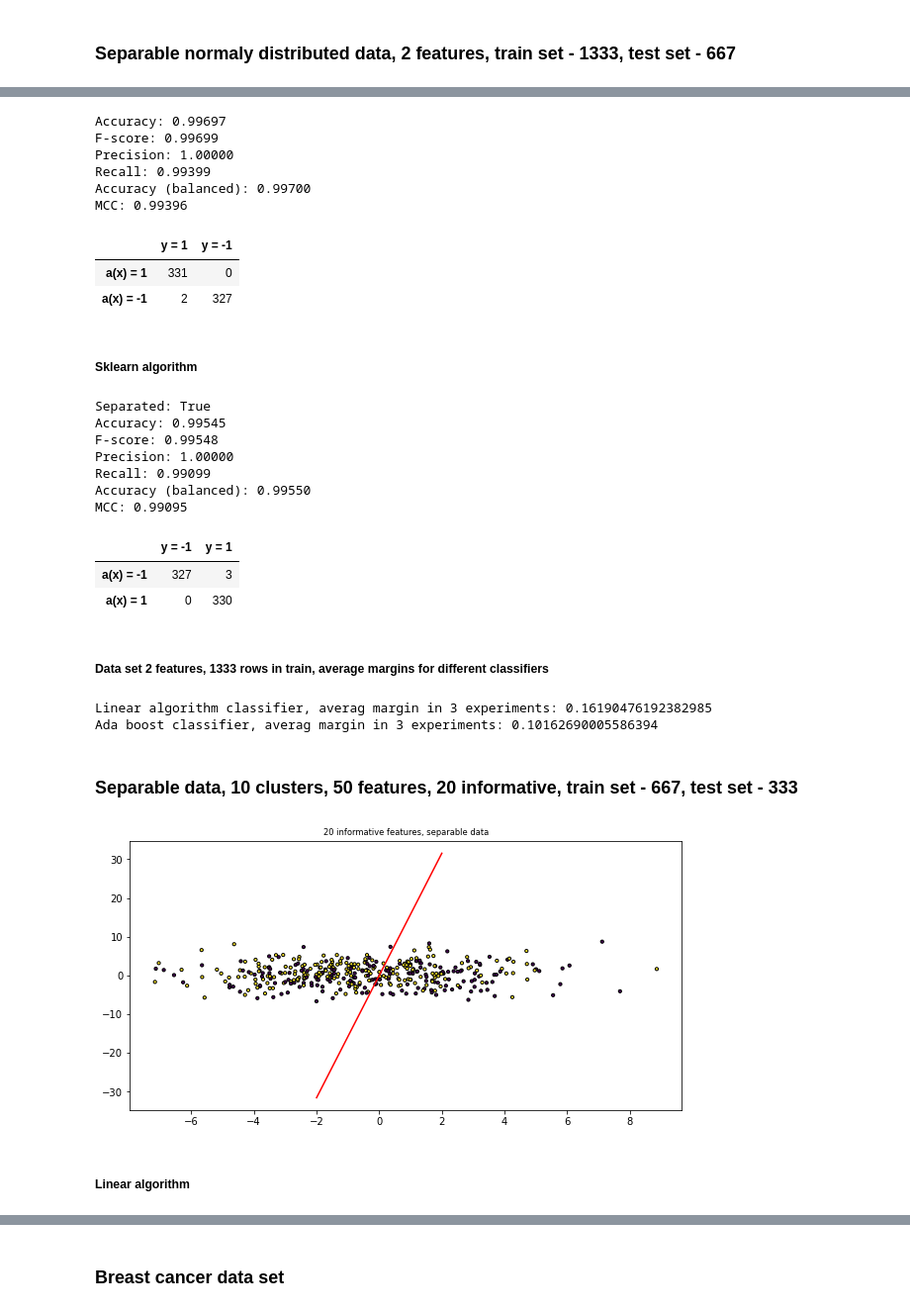
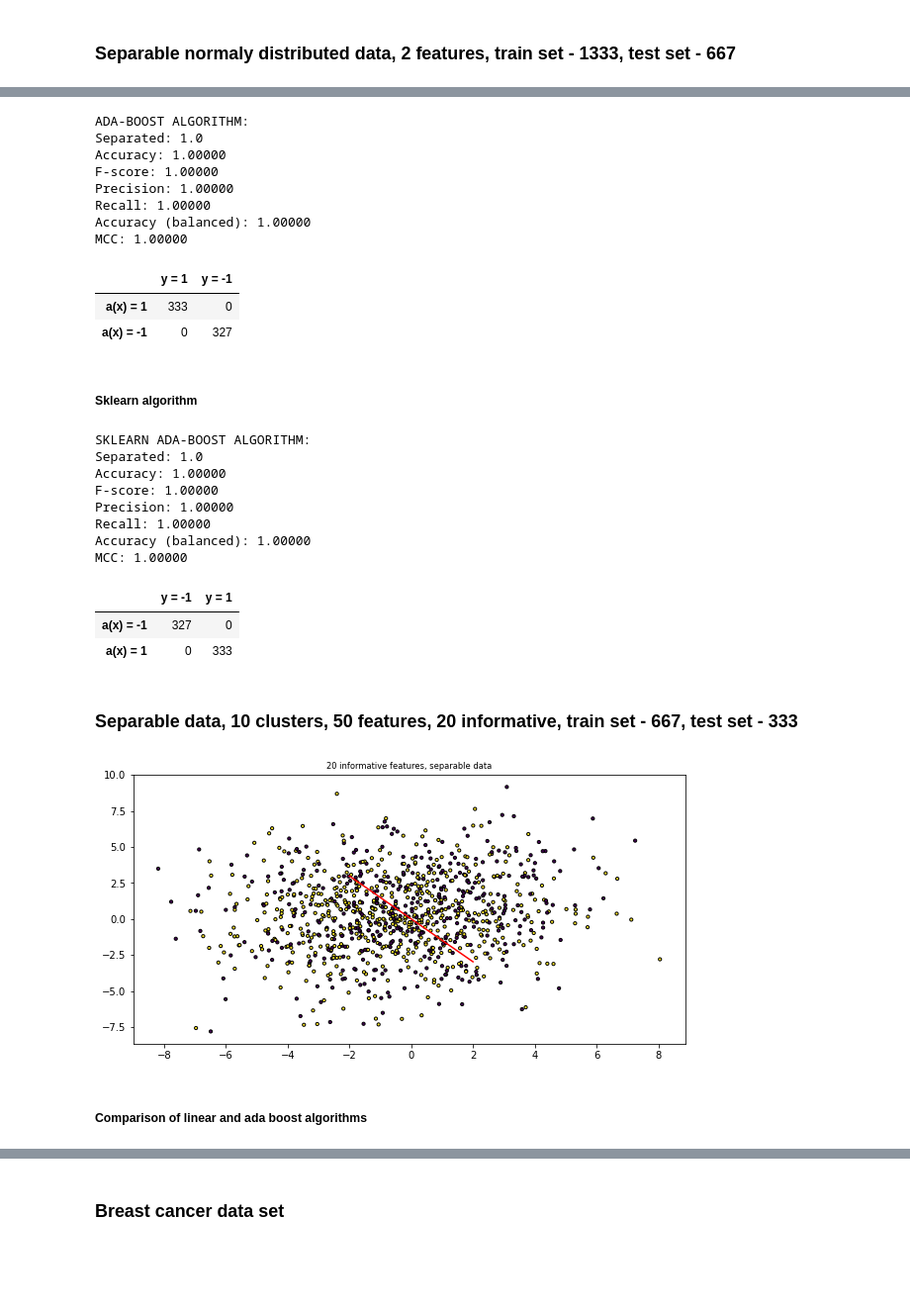
Before and after one commit to vkmbox/Ml-hse-final, a Jupyter notebook: ada-boost-implementations/code-python/notebooks/ClassifiersOnDifferentDatasets_draft.ipynb, the cells around one changed output, grey strips where cells are left out. Shown at 99% size. Drawn from its saved outputs; the diff is of its cells as text; code cells hidden in the pictures; blank space fills up the shorter version.

```diff
--- a/ada-boost-implementations/code-python/notebooks/ClassifiersOnDifferentDatasets_draft.ipynb
+++ b/ada-boost-implementations/code-python/notebooks/ClassifiersOnDifferentDatasets_draft.ipynb
@@ -171,63 +182,58 @@ Averag margin in 3 experiments: 0.10162690005586394
-# %%
-X_train2000, X_test2000, y_train2000, y_test2000 = train_test_split(x_2000, y_2000, test_size=TEST_SIZE) #, random_state=42)
-clf2000v1 = AdaBoostStandardClassifier_v1()
-_, _ = clf2000v1.fit(X_train2000, y_train2000)
-y_pred2000v1 = clf2000v1.predict(X_test2000)
-compute_confusion_matrix(y_test2000, y_pred2000v1, labels=[1, -1])
-# %% [output]
-Accuracy: 0.99697
-F-score: 0.99699
-Precision: 1.00000
-Recall: 0.99399
-Accuracy (balanced): 0.99700
-MCC: 0.99396
-|  | y = 1 | y = -1 |
-| a(x) = 1 | 331 | 0 |
-| a(x) = -1 | 2 | 327 |
+# %%
+#Ada boost clasifier
+clf2000J = AdaBoostJavaClassifier_v1(path=classpath)
+_ = clf2000J.fit(X_train2000, y_train2000)
+print("ADA-BOOST ALGORITHM:")
+print("Separated: {}".format(accuracy_score(y_train2000, clf2000J.predict(X_train2000))))
+compute_confusion_matrix(y_test2000, clf2000J.predict(X_test2000), labels=[1, -1])
+# %% [output]
+ADA-BOOST ALGORITHM:
+Separated: 1.0
+Accuracy: 1.00000
+F-score: 1.00000
+Precision: 1.00000
+Recall: 1.00000
+Accuracy (balanced): 1.00000
+MCC: 1.00000
+|  | y = 1 | y = -1 |
+| a(x) = 1 | 333 | 0 |
+| a(x) = -1 | 0 | 327 |
 # %% [markdown]
 ##### Sklearn algorithm
 # %%
-clf2000std = AdaBoostClassifier(n_estimators=100, random_state=0)
+clf2000std = AdaBoostClassifier(n_estimators=150, random_state=0)
 clf2000std.fit(X_train2000, y_train2000)
-y_pred2000std = clf2000std.predict(X_test2000)
-print("Separated: {}".format\
-      (accuracy_score(y_train2000, clf2000_linear.predict(X_train2000)) >= 1))
-compute_confusion_matrix(y_test2000, y_pred2000std, labels=[-1, 1])
+print("SKLEARN ADA-BOOST ALGORITHM:")
+print("Separated: {}".format(accuracy_score(y_train2000, clf2000std.predict(X_train2000))))
+compute_confusion_matrix(y_test2000, clf2000std.predict(X_test2000), labels=[-1, 1])
 # %% [output]
-Separated: True
-Accuracy: 0.99545
-F-score: 0.99548
+SKLEARN ADA-BOOST ALGORITHM:
+Separated: 1.0
+Accuracy: 1.00000
+F-score: 1.00000
 Precision: 1.00000
-Recall: 0.99099
-Accuracy (balanced): 0.99550
-MCC: 0.99095
+Recall: 1.00000
+Accuracy (balanced): 1.00000
+MCC: 1.00000
 |  | y = -1 | y = 1 |
-| a(x) = -1 | 327 | 3 |
-| a(x) = 1 | 0 | 330 |
+| a(x) = -1 | 327 | 0 |
+| a(x) = 1 | 0 | 333 |
-# %% [markdown]
-##### Data set 2 features, 1333 rows in train, average margins for different classifiers
-# %%
-print("Linear algorithm classifier, averag margin in {} experiments: {}".format(REPEAT_COUNT, margin_linear))
-print("Ada boost classifier, averag margin in {} experiments: {}".format(REPEAT_COUNT, margin_v1))
-# %% [output]
-Linear algorithm classifier, averag margin in 3 experiments: 0.16190476192382985
-Ada boost classifier, averag margin in 3 experiments: 0.10162690005586394
 # %% [markdown]
 ### Separable data, 10 clusters, 50 features, 20 informative, train set - 667, test set - 333
 # %%
 from sklearn.datasets import make_classification
 
-x_1000, _ = make_classification(n_samples=400, n_features=50,n_informative=20
+x_1000, _ = make_classification(n_samples=1000, n_features=50,n_informative=20
                                 , n_redundant=20, random_state=0, n_clusters_per_class=5, shuffle=False)
 
 plt.figure(figsize=(10, 5))
 plt.title("20 informative features, separable data", fontsize="small")
 x_1000, y_1000, v_normal = make_separable_labels(x_1000, rho=0.1)
 draw_data_by_coord01(x_1000, y_1000, v_normal)
 # %% [output]
-[figure, old version]
+[figure, new version]
-# %% [markdown]
-##### Linear algorithm
+# %% [markdown]
+##### Comparison of linear and ada boost algorithms
 # %%
 start = time.time()
 cnt = 0
```
Also changed, not shown: parts of 70 cells of this notebook, 13 other files.
